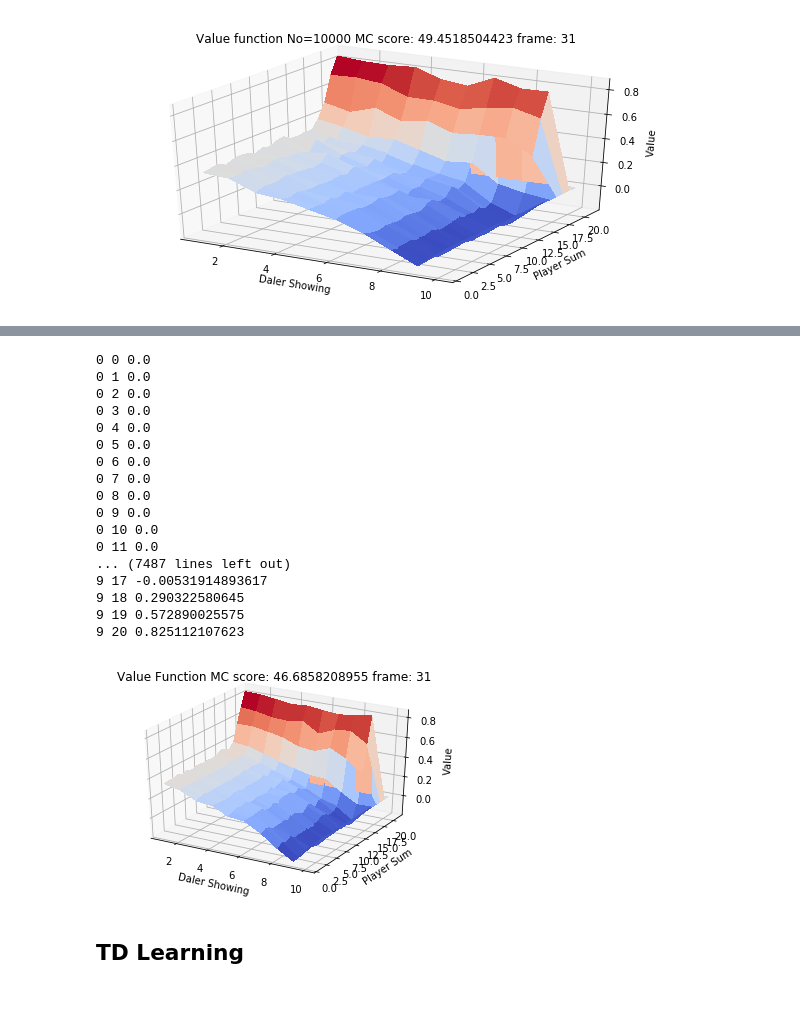
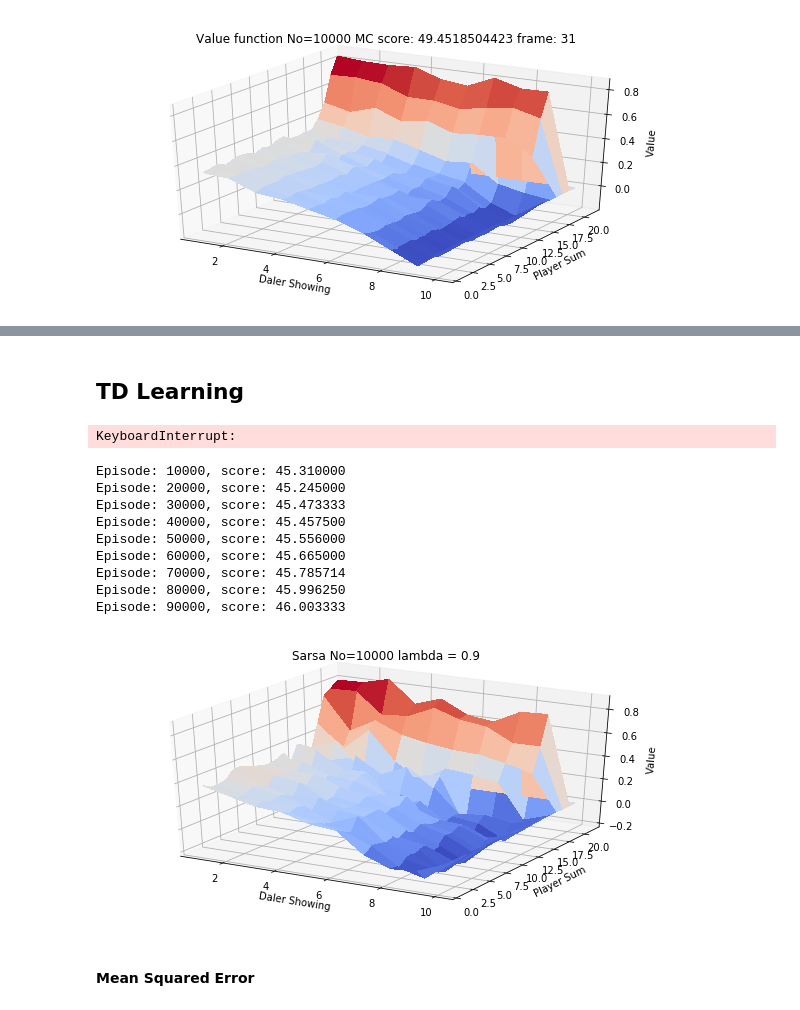
Before and after one commit to hereismari/easy21, a Jupyter notebook: easy21.ipynb, the cells around one changed output, grey strips where cells are left out. Saved outputs shown, nothing was run; the diff lists cells and outputs as text; code cells hidden in the pictures.

```diff
--- a/easy21.ipynb
+++ b/easy21.ipynb
@@ -523,21 +547,0 @@ plot_value_function(agent.get_value_function())
-# %%
-plot_value_function(agent.get_value_function(), is_gif=True)
-# %% [output]
-0 0 0.0
-0 1 0.0
-0 2 0.0
-0 3 0.0
-0 4 0.0
-0 5 0.0
-0 6 0.0
-0 7 0.0
-0 8 0.0
-0 9 0.0
-0 10 0.0
-0 11 0.0
-... (7487 lines left out)
-9 17 -0.00531914893617
-9 18 0.290322580645
-9 19 0.572890025575
-9 20 0.825112107623
-[figure, removed]
@@ -735,0 +680,31 @@ class TD_agent(Player):
+# %%
+TRAIN_STEPS = 100000
+
+environment = Environment()
+agent = Sarsa_agent(environment)
+
+agent.train(TRAIN_STEPS)
+
+plot_value_function(agent, title="Sarsa No=100 lambda = 1")
+# %% [output]
+KeyboardInterrupt:
+# %%
+environment = Environment()
+agent = Sarsa_agent(environment, _lambda=0.9, No=10000)
+
+agent.train(TRAIN_STEPS)
+
+plot_value_function(agent, title="Sarsa No=10000 lambda = 0.9")
+# %% [output]
+Episode: 10000, score: 45.310000
+Episode: 20000, score: 45.245000
+Episode: 30000, score: 45.473333
+Episode: 40000, score: 45.457500
+Episode: 50000, score: 45.556000
+Episode: 60000, score: 45.665000
+Episode: 70000, score: 45.785714
+Episode: 80000, score: 45.996250
+Episode: 90000, score: 46.003333
+[figure, added]
+# %% [markdown]
+#### Mean Squared Error
```
Also changed, not shown: parts of 27 cells of this notebook.
